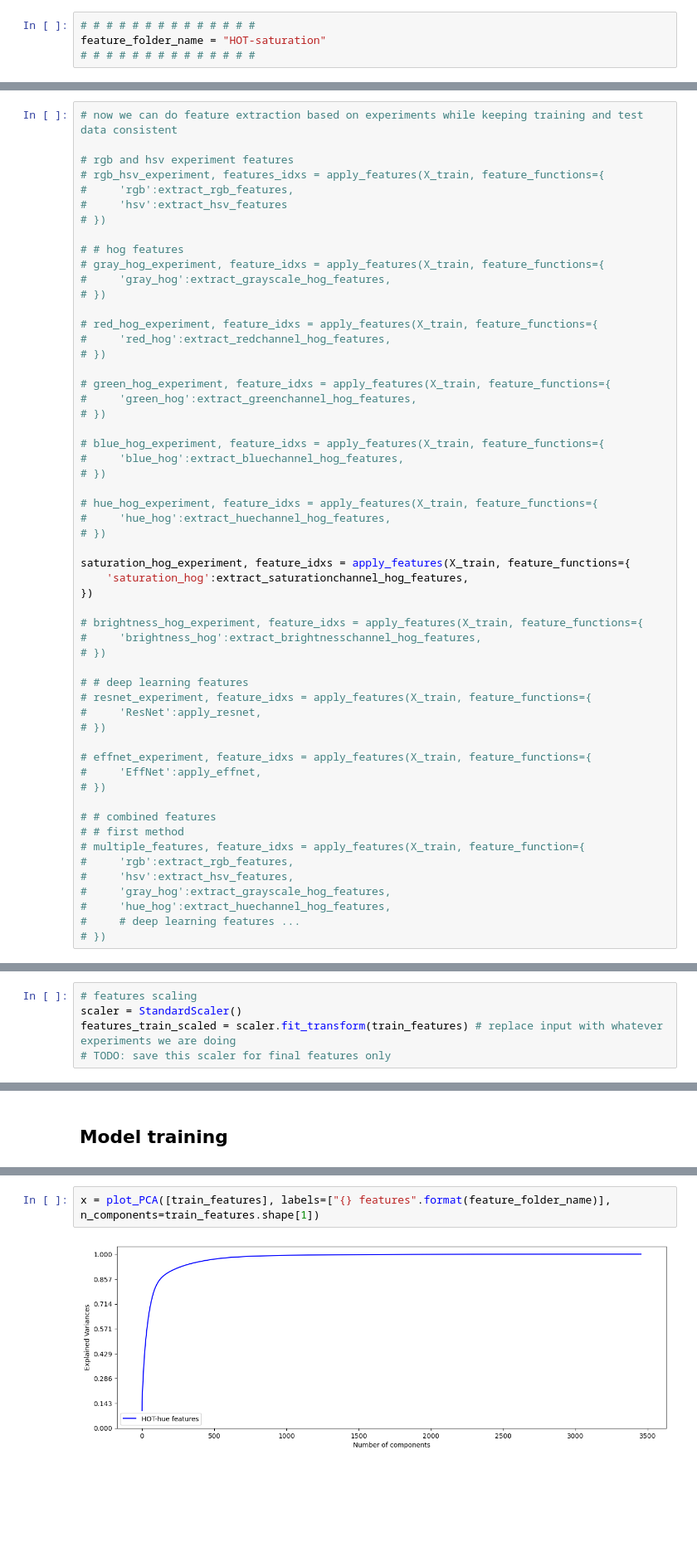
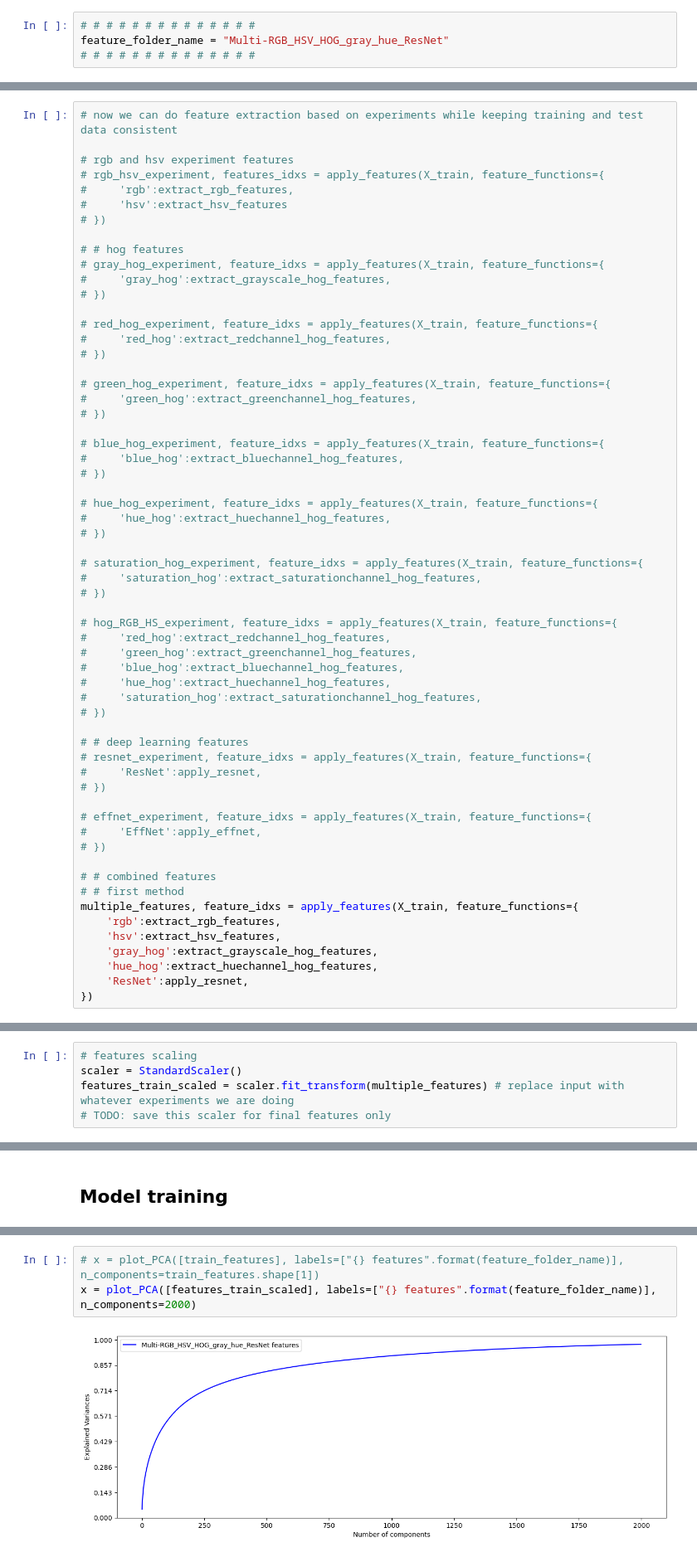
Before and after one commit to kdai11830/w281-final, a Jupyter notebook: feature_engineering_evals.ipynb, the cells around one changed output, grey strips where cells are left out. Shown at 83% size. Saved outputs shown, nothing was run; the diff lists cells and outputs as text; blank space fills up the shorter version.

Commit message:
running experiments and making visualizations

```diff
--- a/feature_engineering_evals.ipynb
+++ b/feature_engineering_evals.ipynb
@@ -265,7 +265,7 @@ def apply_features(X, feature_functions={}):
     return np.array(features), features_idxs
 # %%
 # # # # # # # # # # # # # #
-feature_folder_name = "HOT-saturation"
+feature_folder_name = "Multi-RGB_HSV_HOG_gray_hue_ResNet"
 # # # # # # # # # # # # # #
 # %%
 # call load_dataset_no_features to get entire X, Y
@@ -331,12 +331,16 @@ Forest
 #     'hue_hog':extract_huechannel_hog_features,
 # })
 
-saturation_hog_experiment, feature_idxs = apply_features(X_train, feature_functions={
-    'saturation_hog':extract_saturationchannel_hog_features,
-})
+# saturation_hog_experiment, feature_idxs = apply_features(X_train, feature_functions={
+#     'saturation_hog':extract_saturationchannel_hog_features,
+# })
 
-# brightness_hog_experiment, feature_idxs = apply_features(X_train, feature_functions={
-#     'brightness_hog':extract_brightnesschannel_hog_features,
+# hog_RGB_HS_experiment, feature_idxs = apply_features(X_train, feature_functions={
+#     'red_hog':extract_redchannel_hog_features,
+#     'green_hog':extract_greenchannel_hog_features,
+#     'blue_hog':extract_bluechannel_hog_features,
+#     'hue_hog':extract_huechannel_hog_features,
+#     'saturation_hog':extract_saturationchannel_hog_features,
 # })
 
 # # deep learning features
@@ -350,11 +354,11 @@ saturation_hog_experiment, feature_idxs = apply_features(X_train, feature_functi
 
 # # combined features
 # # first method
-# multiple_features, feature_idxs = apply_features(X_train, feature_function={
-#     'rgb':extract_rgb_features,
-#     'hsv':extract_hsv_features,
-#     'gray_hog':extract_grayscale_hog_features,
-#     'hue_hog':extract_huechannel_hog_features,
-#     # deep learning features ...
-# })
+multiple_features, feature_idxs = apply_features(X_train, feature_functions={
+    'rgb':extract_rgb_features,
+    'hsv':extract_hsv_features,
+    'gray_hog':extract_grayscale_hog_features,
+    'hue_hog':extract_huechannel_hog_features,
+    'ResNet':apply_resnet,
+})
 # %%
@@ -374,7 +378,7 @@ with open(folder_path / 'feature_idxs.npy', 'wb') as f:
 # %%
 # features scaling
 scaler = StandardScaler()
-features_train_scaled = scaler.fit_transform(train_features) # replace input with whatever experiments we are doing
+features_train_scaled = scaler.fit_transform(multiple_features) # replace input with whatever experiments we are doing
 # TODO: save this scaler for final features only
 # %% [markdown]
 ### PCA (optional)
@@ -526,7 +532,8 @@ def get_tsne(X_list, n_components=2):
         xtsne_list.append(X_tsne)
     return xtsne_list
 # %%
-x = plot_PCA([train_features], labels=["{} features".format(feature_folder_name)], n_components=train_features.shape[1])
+# x = plot_PCA([train_features], labels=["{} features".format(feature_folder_name)], n_components=train_features.shape[1])
+x = plot_PCA([features_train_scaled], labels=["{} features".format(feature_folder_name)], n_components=2000)
 # %% [output]
-[figure, old version]
+[figure, new version]
 # %%
```
Also changed, not shown: parts of 12 cells of this notebook, 1 other file.
